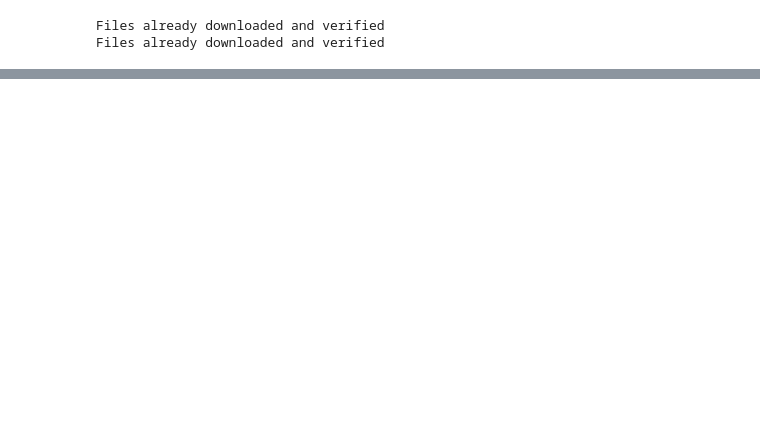
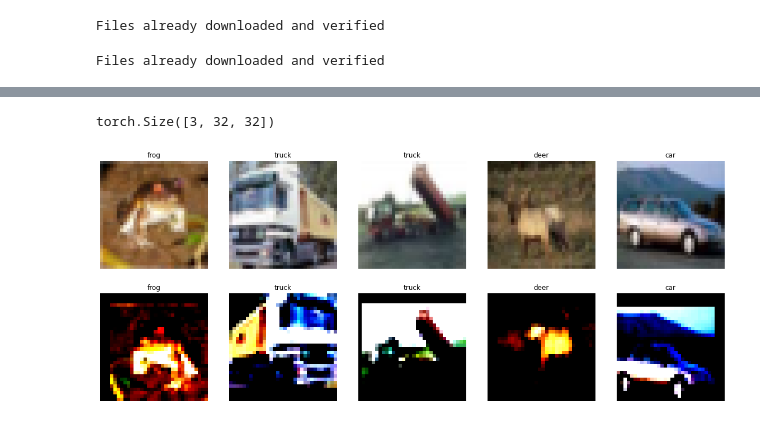
Before and after one commit to Jeffrey0Liao/ResNet-Challenge, a Jupyter notebook: CIFAR_10_data_augmentation.ipynb, the cells around one changed output, grey strips where cells are left out. Drawn from its saved outputs; the diff is of its cells as text; code cells hidden in the pictures; blank space fills up the shorter version.

Commit message:
data aug + baseline

```diff
--- a/CIFAR_10_data_augmentation.ipynb
+++ b/CIFAR_10_data_augmentation.ipynb
@@ -10,31 +18,30 @@ from torchsummary import summary
 # %%
 device = 'cuda' if torch.cuda.is_available() else 'cpu'
-LR=1e-3
+LR=5e-3
 
-transform_train = transforms.Compose([
+aug_train = transforms.Compose([
     transforms.RandomCrop(32, padding=4),
-    transforms.RandomHorizontalFlip(),
+    #transforms.RandomRotation(degrees=(0, 180)),
+    transforms.RandomHorizontalFlip(p=0.5),
     transforms.ToTensor(),
     transforms.Normalize((0.4914, 0.4822, 0.4465), (0.2023, 0.1994, 0.2010)),
 ])
-
 transform_test = transforms.Compose([
     transforms.ToTensor(),
     transforms.Normalize((0.4914, 0.4822, 0.4465), (0.2023, 0.1994, 0.2010)),
 ])
 
 trainset = torchvision.datasets.CIFAR10(
-    root='./data', train=True, download=True, transform=transform_train)
+    root='./data', train=True, download=True, transform=aug_train)
 trainloader = torch.utils.data.DataLoader(
-    trainset, batch_size=128, shuffle=True, num_workers=2)
+    trainset, batch_size=128, shuffle=False, num_workers=4)
 
 testset = torchvision.datasets.CIFAR10(
     root='./data', train=False, download=True, transform=transform_test)
 testloader = torch.utils.data.DataLoader(
-    testset, batch_size=100, shuffle=False, num_workers=2)
-
+    testset, batch_size=100, shuffle=False, num_workers=4)
 classes = ('plane', 'car', 'bird', 'cat', 'deer',
            'dog', 'frog', 'horse', 'ship', 'truck')
 # %% [output]
 Files already downloaded and verified
-Files already downloaded and verified
+Files already downloaded and verified
@@ -100,0 +48,45 @@ class ResNet(nn.Module):
+# %%
+def plot_images(images, labels, classes, normalize = False):
+    n_images = len(images)
+    rows = 2
+    cols = int(n_images/2)
+    fig = plt.figure(figsize = (20, 8))
+
+    for i in range(n_images):
+        ax = fig.add_subplot(rows, cols, i+1)
+
+        image = images[i]
+
+        if normalize:
+            image_min = image.min()
+            image_max = image.max()
+            image.clamp_(min = image_min, max = image_max)
+            image.add_(-image_min).div_(image_max - image_min + 1e-5)
+
+        if torch.is_tensor(image):
+          ax.imshow(image.permute(1, 2, 0).cpu().numpy())
+        else:
+          ax.imshow(image)
+
+        ax.set_title(classes[labels[i]])
+        ax.axis('off')
+# %%
+N_IMAGES = 10
+
+images = [trainset.data[i] for i in range(int(N_IMAGES/2))]
+
+augImages = []
+labels = []
+
+for batch in trainloader:
+  for i in range(int(N_IMAGES/2)):
+    labels.append(batch[1][i])
+    augImages.append(batch[0][i])
+  break
+
+images+=augImages
+labels+=labels
+
+plot_images(images, labels, classes, normalize = False)
+print(images[-1].shape)
+# %% [output]
@@ -100,0 +98,2 @@ class ResNet(nn.Module):
+torch.Size([3, 32, 32])
+[figure, added]
```
Also changed, not shown: parts of 11 cells of this notebook, 1 other file.
